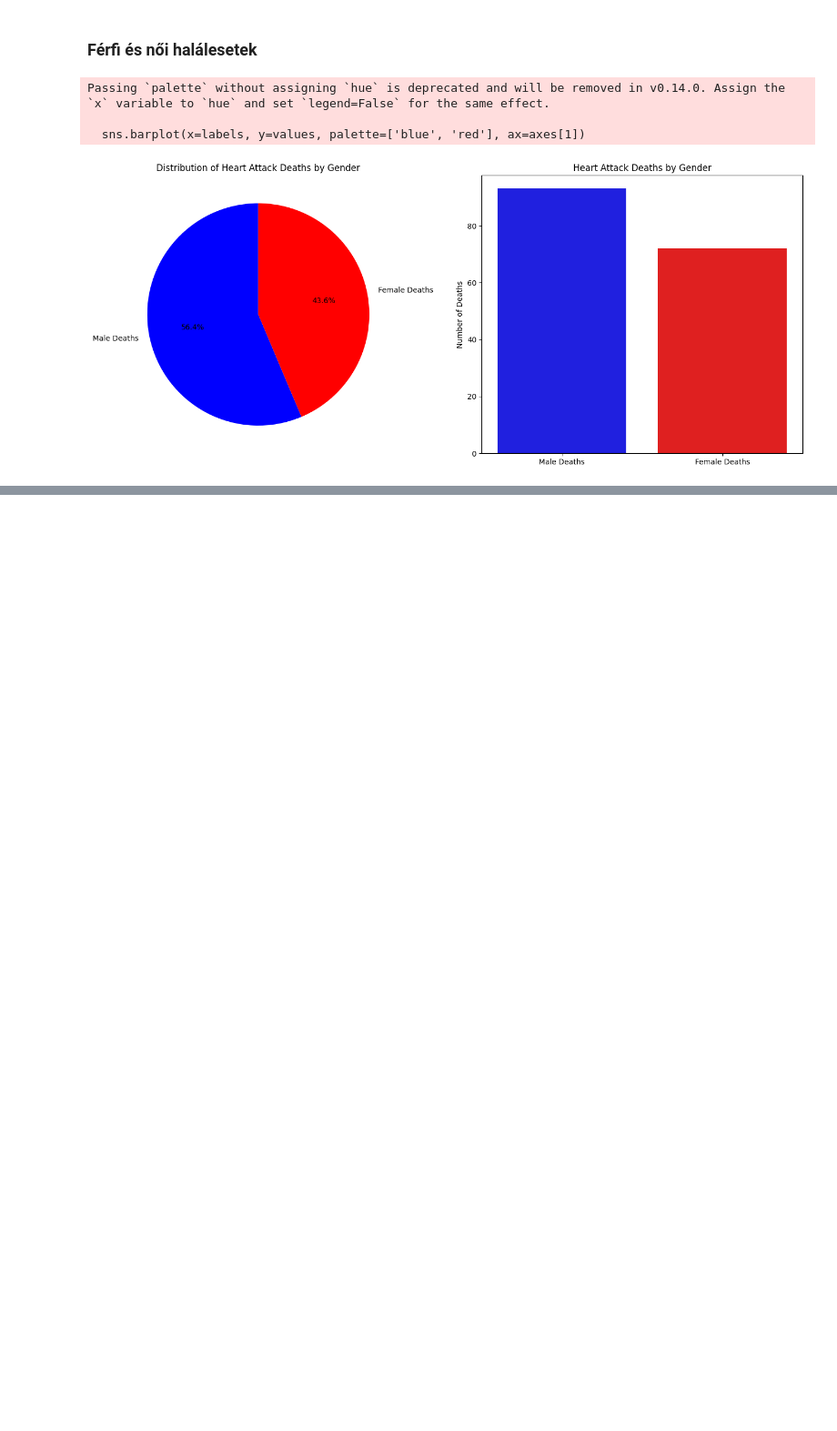
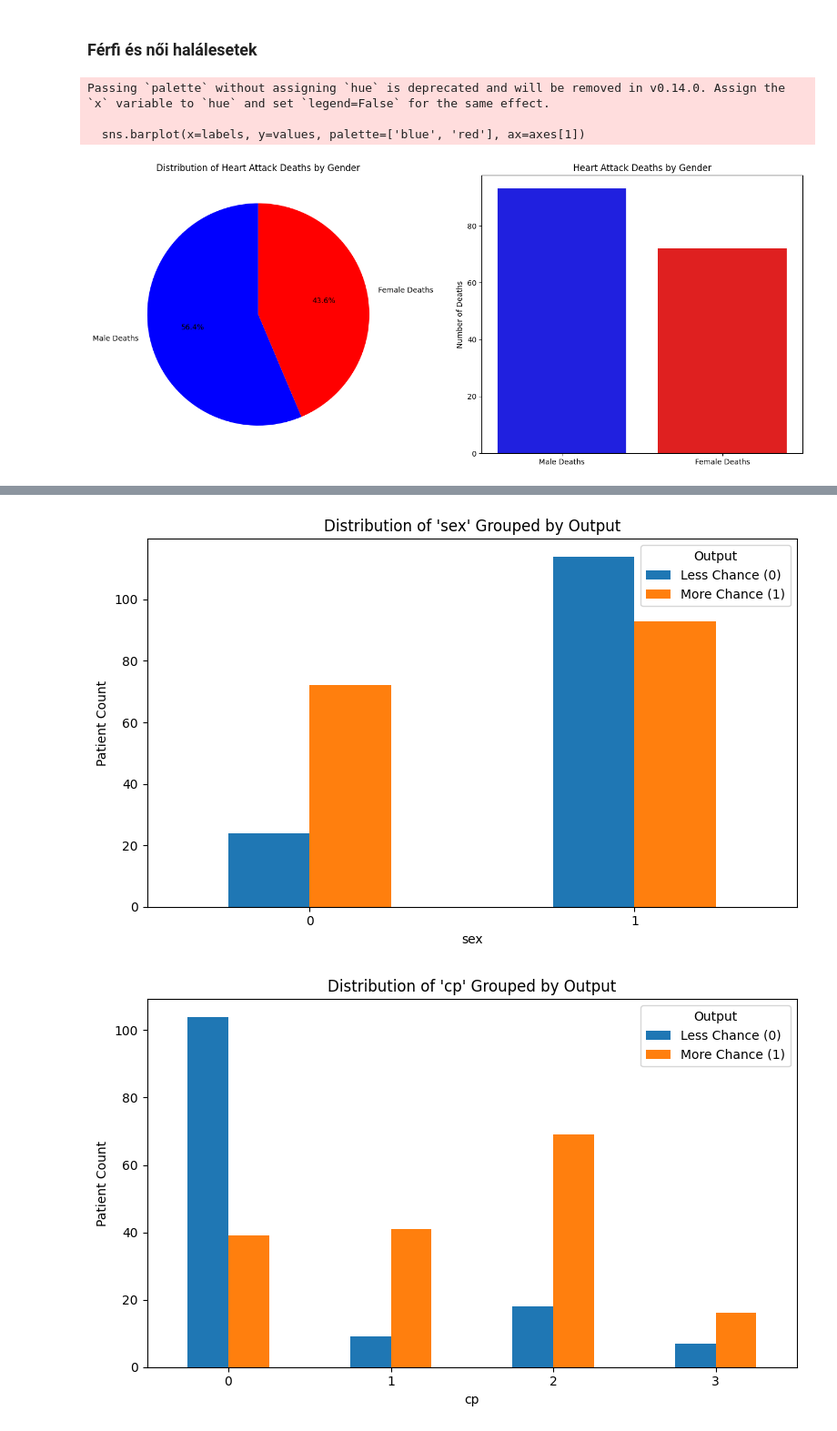
Before and after one commit to korbzs/Heart-Disease-Prediction, a Jupyter notebook: heart_disease.ipynb, the cells around one changed output, grey strips where cells are left out. Shown at 91% size. Cells and saved outputs as stored; diff of their text form; code cells hidden in the pictures; blank space fills up the shorter version.

```diff
--- a/heart_disease.ipynb
+++ b/heart_disease.ipynb
@@ -180,0 +300,20 @@ plt.show()
+# %%
+categorical_cols = [col for col in df.columns if df[col].nunique() <= 5 and col != 'output']
+
+for col in categorical_cols:
+    grouped_data = df.groupby([col, 'output']).size().unstack(fill_value=0)
+
+    grouped_data.plot(kind='bar', stacked=False, figsize=(8, 5))
+
+    plt.title(f"Distribution of '{col}' Grouped by Output")
+    plt.ylabel("Patient Count")
+    plt.xlabel(col)
+    plt.xticks(rotation=0)
+    plt.legend(title='Output', loc='upper right', labels=['Less Chance (0)', 'More Chance (1)'])
+    plt.tight_layout()
+
+    # Show the plot
+    plt.show()
+# %% [output]
+[figure, added]
+[figure, added]
```
Also changed, not shown: parts of 36 cells of this notebook, 13 other files.
